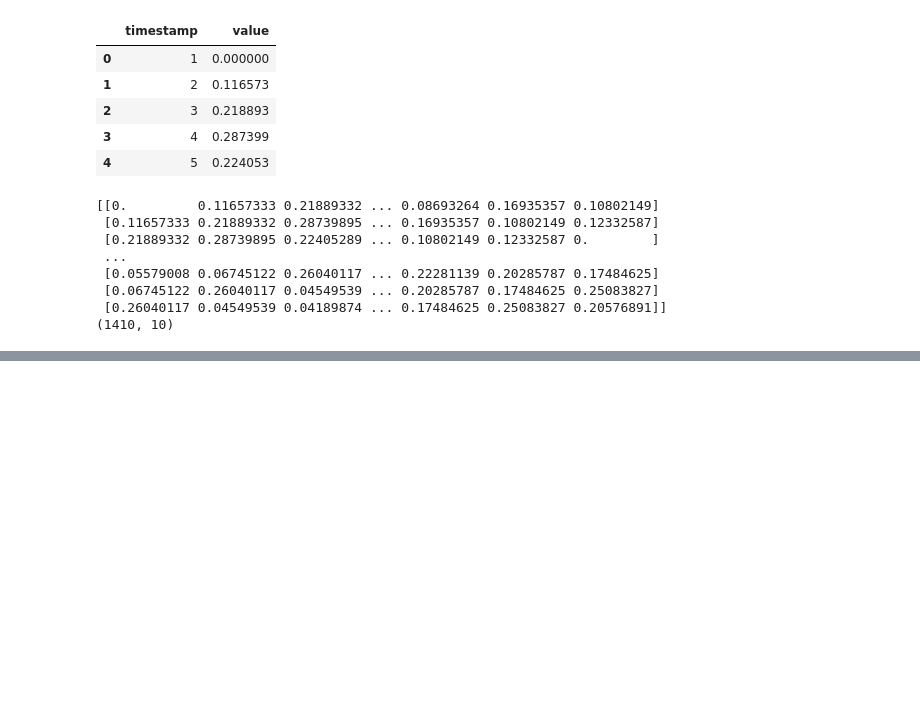
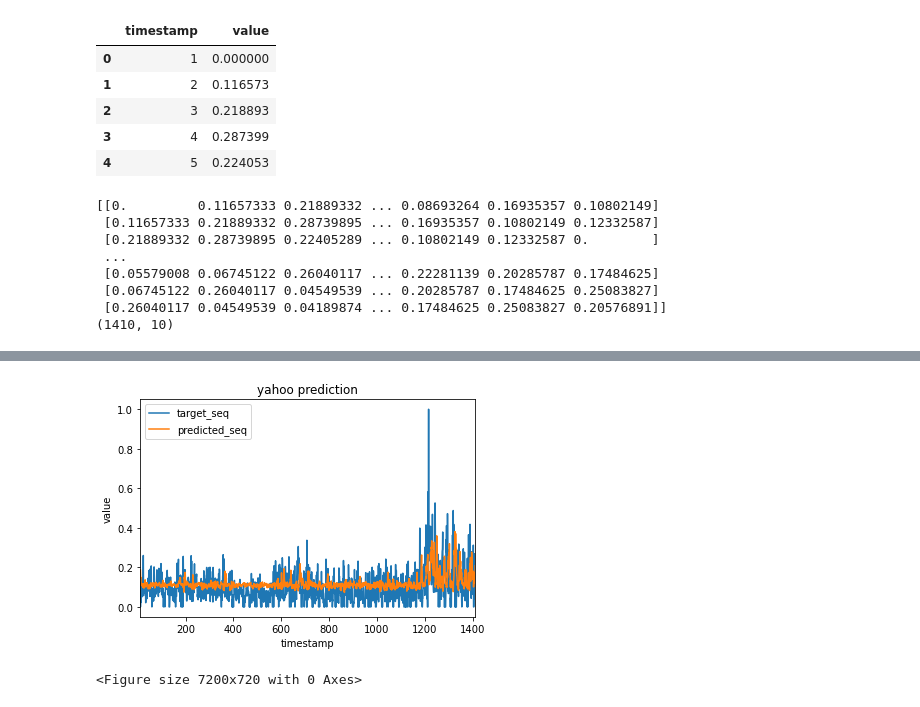
Before and after one commit to Rainmaker519/NGAFID_Anomaly_Detection, a Jupyter notebook: DeepAnt/DeepAnT_1D_yahoo.ipynb, the cells around one changed output, grey strips where cells are left out. Drawn from its saved outputs; the diff is of its cells as text; code cells hidden in the pictures; blank space fills up the shorter version.

```diff
--- a/DeepAnt/DeepAnT_1D_yahoo.ipynb
+++ b/DeepAnt/DeepAnT_1D_yahoo.ipynb
@@ -411,26 +417,27 @@ print(target_seq) # [7, 2, 1, 0, 4]
 # %%
-'''Visualization of predicted time series'''
-# in_seq = yahoo['value'][endix:endix+w]
+"""Visualization of predicted time series"""
 
-# tar_seq = yahoo['value'][endix+w:endix+w+p_w]
+# Acquire the target sequence.
 tar_seq = yahoo['value'][w:]
-# predicted_seq = predicted_seq.reshape((p_w))
-# d = {'timestamp': yahoo['timestamp'][endix+w:endix+w+p_w], 'values': predicted_seq}
+# Build up the predicted sequence in dataframe.
 d = {'timestamp': yahoo['timestamp'][w:], 'values': predicted_seq}
 yahoo_pre = pd.DataFrame(data=d)
 pre_seq = yahoo_pre['values']
 
 # plt.plot(in_seq)
 plt.plot(tar_seq)
 plt.plot(pre_seq)
 plt.title('yahoo prediction')
 plt.ylabel('value')
 plt.xlabel('timestamp')
-# plt.legend(['input_seq', 'target_seq', 'pre_seq'], loc='upper right')
+plt.legend(['target_seq', 'predicted_seq'], loc='upper left')
 axes = plt.gca()
-# axes.set_xlim([endix,endix+w+p_w])
-# axes.set_xlim([11,4033])
+
+# set the x axis, from w to last index of predicted seq
 axes.set_xlim([w,len(predicted_seq)])
 fig_predict = plt.figure(figsize=(100,10))
 # fig_predict.savefig('predicted_sequence.png')
 plt.show()
+# %% [output]
+[figure, added]
+<Figure size 7200x720 with 0 Axes>
```
Also changed, not shown: parts of 9 cells of this notebook.
